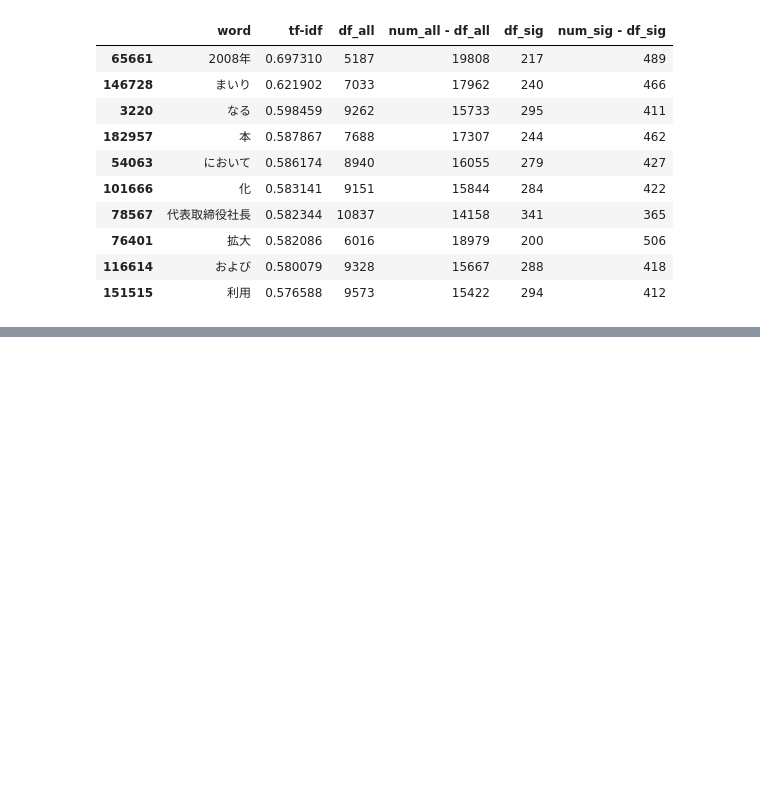
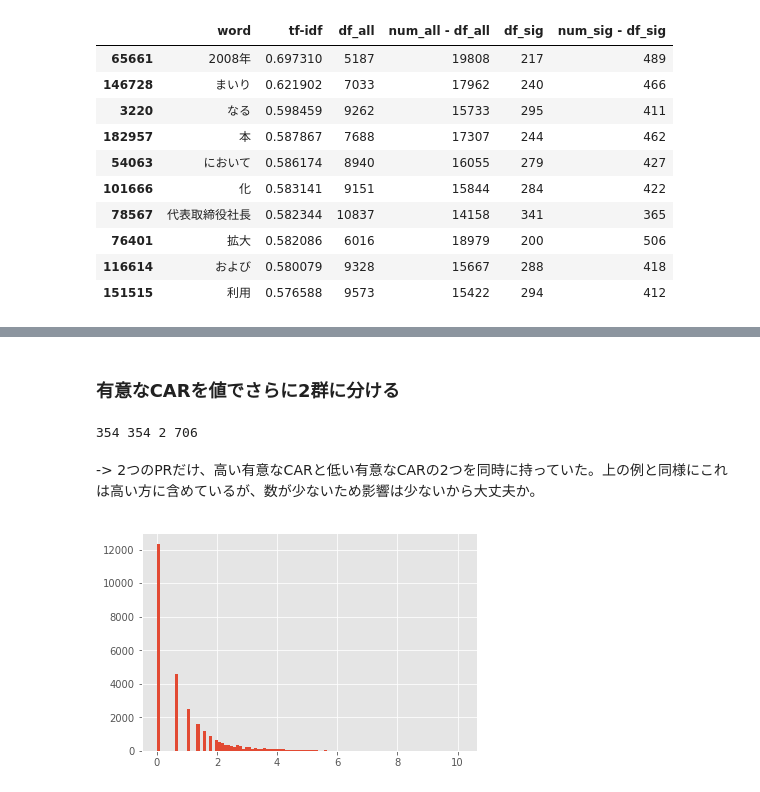
Before and after one commit to yoshihikosuzuki/ar_analysis, a Jupyter notebook: calc_car/2. TF-IDF analysis on PRs with significant CAR.ipynb, the cells around one changed output, grey strips where cells are left out. Saved outputs shown, nothing was run; the diff lists cells and outputs as text; code cells hidden in the pictures; blank space fills up the shorter version.

```diff
--- a/calc_car/2. TF-IDF analysis on PRs with significant CAR.ipynb
+++ b/calc_car/2. TF-IDF analysis on PRs with significant CAR.ipynb
@@ -242,0 +241,25 @@ tfidf_with_pvalue
+# %% [markdown]
+### 有意なCARを値でさらに2群に分ける
+# %%
+car_sig_all = pd.read_table(car_sig_fname, sep = '\t')   # 有意なもの全部
+
+car_threshold = np.median(car_sig_all["car"])   # 中央値で分割
+car_sig_1 = car_sig_all[car_sig_all["car"] >= car_threshold]
+car_not_sig_1 = car_sig_all[car_sig_all["car"] < car_threshold]
+
+id_set_sig_all = set(car_sig_all["article_id"])
+id_set_sig_1 = set(car_sig_1["article_id"])
+id_set_not_sig_1 = set(car_not_sig_1["article_id"])
+
+num_sig_all = len(id_set_sig_all)   # | s | に対応する
+num_sig_1 = len(id_set_sig_1)   # | s_1 | に対応する
+#num_sig_2 = len(id_set_sig_all)
+# %%
+print(num_sig_1, len(id_set_not_sig_1), len(id_set_sig_1.intersection(id_set_not_sig_1)), num_sig_all)
+# %% [output]
+354 354 2 706
+# %% [markdown]
+-> 2つのPRだけ、高い有意なCARと低い有意なCARの2つを同時に持っていた。上の例と同様にこれは高い方に含めているが、数が少ないため影響は少ないから大丈夫か。
+# %%
+pr_sig_1 = pr_mor[[x in id_set_sig_1 for x in list(pr_mor["article_id"])]]   # s_1 に含まれるプレスリリース
+pr_sig_all = pr_mor[[x in id_set_sig_all for x in list(pr_mor["article_id"])]]   # s に含まれるプレスリリース
@@ -242,0 +269,11 @@ tfidf_with_pvalue
+# %%
+word_count = Counter()
+for mor in list(pr_sig_all["pr_mor"]):
+    for w in mor.split(' '):
+        word_count[w] += 1
+
+## TODO: 単語の純粋な出現回数ではなく、出現したPRの数でフィルターするべき？
+# %%
+ret = plt.hist(list(map(math.log, list(word_count.values()))), bins = 100)   # 対数プロット
+# %% [output]
+[figure, added]
```
Also changed, not shown: parts of 16 cells of this notebook.
